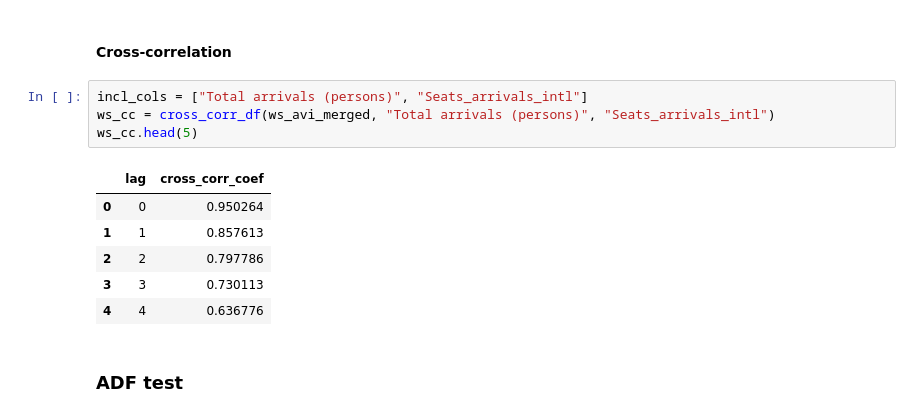
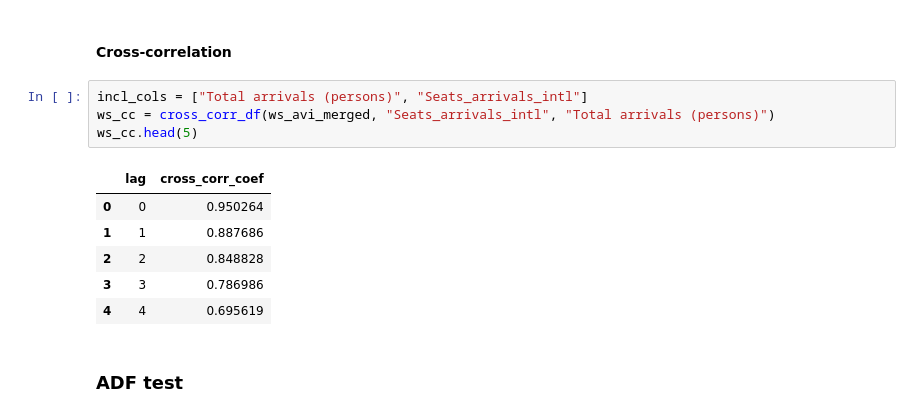
Before and after one commit to worldbank/pacific-observatory, a Jupyter notebook: scripts/notebooks/EDA-Samoa.ipynb, the cells around one changed output. Cells and saved outputs as stored; diff of their text form.

```diff
--- a/scripts/notebooks/EDA-Samoa.ipynb
+++ b/scripts/notebooks/EDA-Samoa.ipynb
@@ -148,15 +153,15 @@ Pearson Correlation between FlightRadar's # of Flights Arrival and WS's census d
 #### Cross-correlation
 # %%
 incl_cols = ["Total arrivals (persons)", "Seats_arrivals_intl"]
-ws_cc = cross_corr_df(ws_avi_merged, "Total arrivals (persons)", "Seats_arrivals_intl")
+ws_cc = cross_corr_df(ws_avi_merged, "Seats_arrivals_intl", "Total arrivals (persons)")
 ws_cc.head(5)
 # %% [output]
 |  | lag | cross_corr_coef |
 | 0 | 0 | 0.950264 |
-| 1 | 1 | 0.857613 |
-| 2 | 2 | 0.797786 |
-| 3 | 3 | 0.730113 |
-| 4 | 4 | 0.636776 |
+| 1 | 1 | 0.887686 |
+| 2 | 2 | 0.848828 |
+| 3 | 3 | 0.786986 |
+| 4 | 4 | 0.695619 |
 # %% [markdown]
 ### ADF test
 # %%
```
Also changed, not shown: parts of 1 cell of this notebook, 7 other files.
